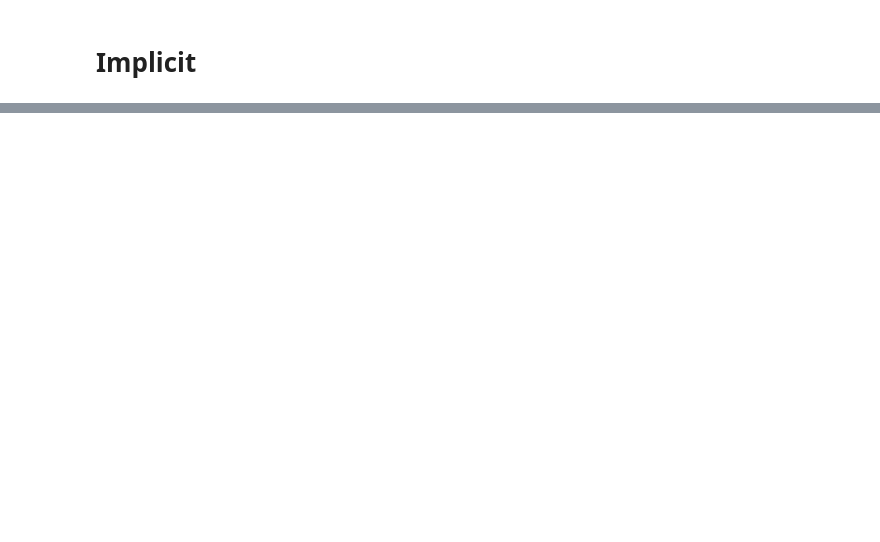
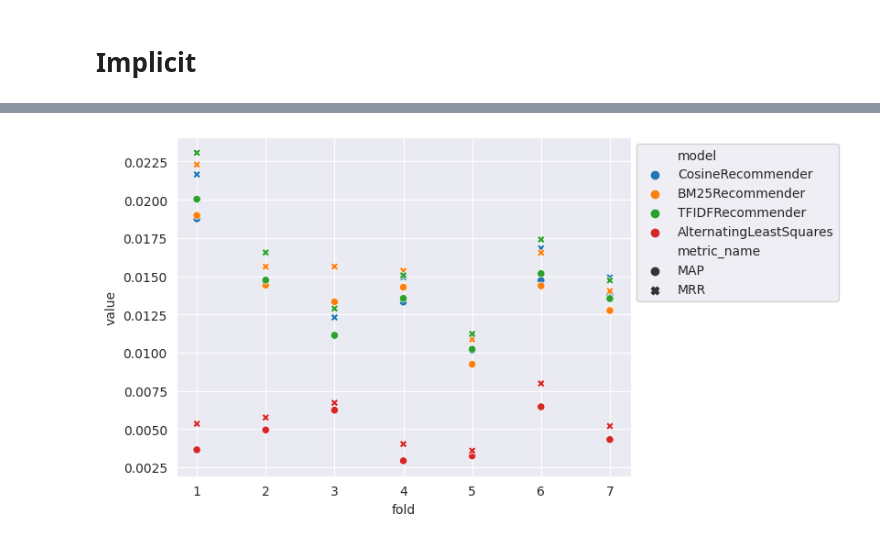
Before and after one commit to KernelA/education-recsys, a Jupyter notebook: l2_coll_filtering.ipynb, the cells around one changed output, grey strips where cells are left out. Cells and saved outputs as stored; diff of their text form; code cells hidden in the pictures; blank space fills up the shorter version.

```diff
--- a/l2_coll_filtering.ipynb
+++ b/l2_coll_filtering.ipynb
@@ -16,2 +15,0 @@ hvplot.extension('matplotlib')
-# %%
-plt.style.use("ggplot")
@@ -18,3 +22,5 @@ plt.style.use("ggplot")
+# %%
+sns.set_style("darkgrid")
 # %%
 %load_ext autoreload
 %autoreload 2
@@ -144,4 +323,4 @@ def create_tfidf():
     return ImplicitRecommender(TFIDFRecommender(K=top_N), users_mapping, items_mapping, items_inv_mapping)
 
 def create_alsm():
-    return ImplicitRecommender(AlternatingLeastSquares(factors=32, iterations=30, user_native=True), users_mapping, items_mapping, items_inv_mapping)
+    return ImplicitRecommender(AlternatingLeastSquares(factors=32, iterations=10), users_mapping, items_mapping, items_inv_mapping)
@@ -148,10 +330,14 @@ def create_alsm():
 # %%
-cv_res_per_model = []
-models = {}
-
 for factory in (create_cosine_model, create_bm25, create_tfidf, create_alsm):
-    cross_valid_res, model = implicit_cross_validate(df, items_mapping, folds_with_stats, factory, top_N)
+    cross_valid_res_model, model = model_cross_validate(
+        df,
+        user_features=df_users,
+        item_features=df_items,
+        folds=folds_with_stats,
+        model_factory=factory,
+        n=top_N)
     models[model.model_name()] = model
-    cv_res_per_model.append(cross_valid_res)
+    cv_res_per_model.append(cross_valid_res_model)
+    del cross_valid_res_model
 # %%
 cross_valid_res = pd.concat(cv_res_per_model)
@@ -160 +345,6 @@ cross_valid_res.hvplot.scatter(x="fold", y="MAP", by="model", legend="top")
+# %%
+ax = sns.scatterplot(cross_valid_res[cross_valid_res["metric_name"].isin(["MAP", "MRR"])], x="fold", y="value", style="metric_name", hue="model")
+sns.move_legend(ax, "upper left", bbox_to_anchor=(1, 1))
+# %% [output]
+[figure, added]
 # %%
```
Also changed, not shown: parts of 73 cells of this notebook, 4 other files.
